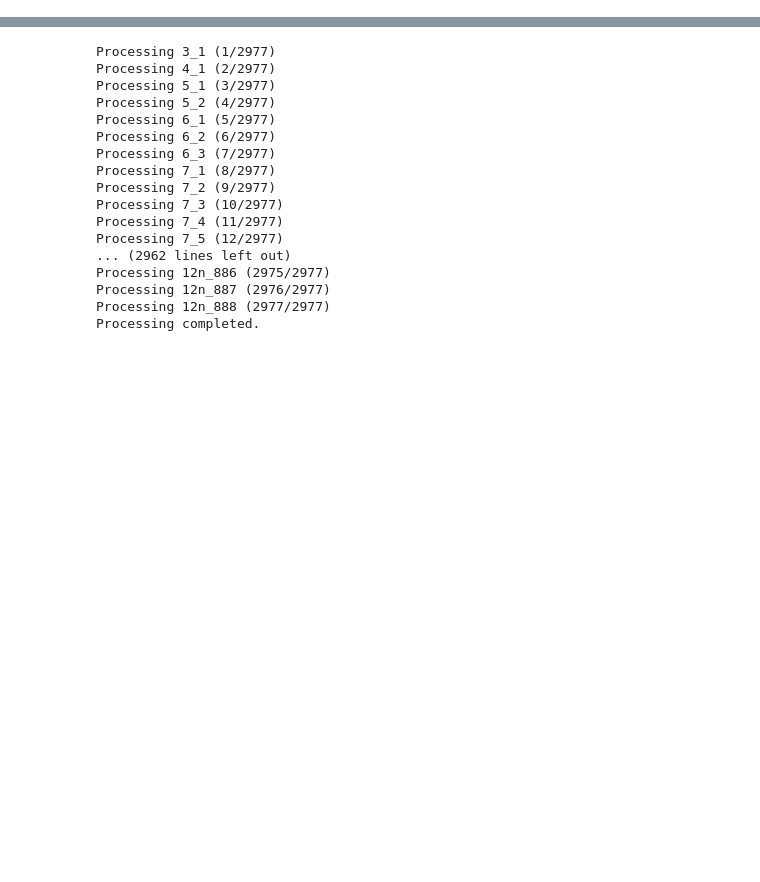
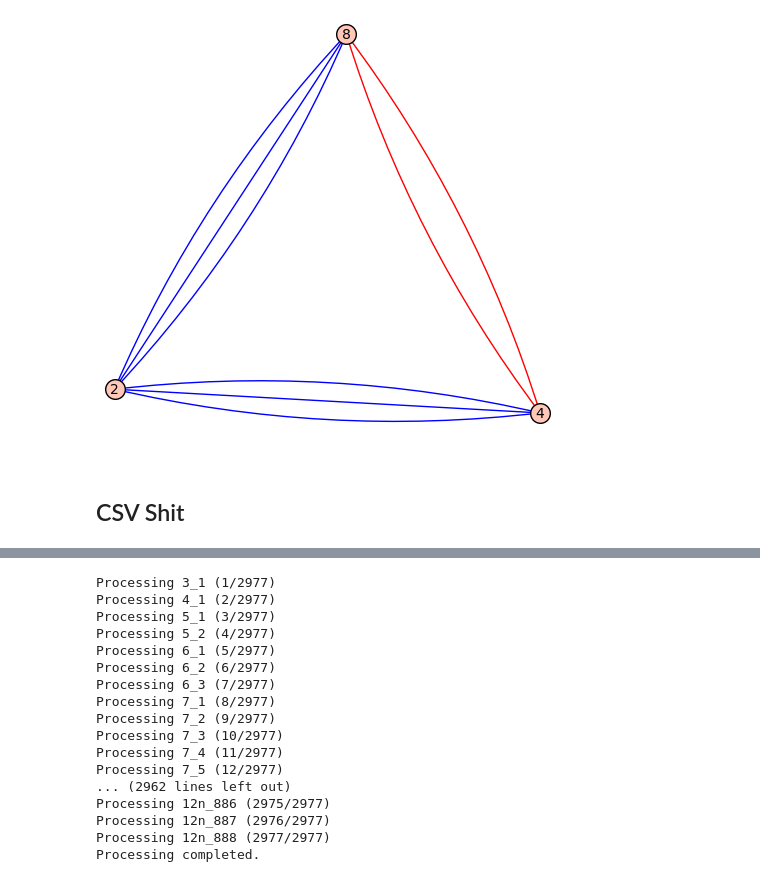
Before and after one commit to sadboyneedcodes/REU2024, a Jupyter notebook: late_night.ipynb, the cells around one changed output, grey strips where cells are left out. Drawn from its saved outputs; the diff is of its cells as text; code cells hidden in the pictures; blank space fills up the shorter version.

```diff
--- a/late_night.ipynb
+++ b/late_night.ipynb
@@ -83,22 +73,15 @@ def abs_regions_list(self):
 # %%
 import sage.graphs.graph as graph
 
-def tait_graph(K, debug = False, weight_debug = False):
-    regions_as_list = abs_list_of_lists(K.regions())
-    regions = abs_regions(K)
+def tait_graph(K):
+    regions = abs_list_of_lists(K.regions())
     crossings = cross(K)
     pd_code = K.pd_code()
     faces_static = {index: tuple(region) for index, region in enumerate(regions)}
-    faces_static_list = {index: region for index, region in enumerate(regions_as_list)}
+    faces_static_list = {index: region for index, region in enumerate(regions)}
     faces = {tuple(region): index for index, region in enumerate(regions)}
     edges = []
     seen = []
-
-    if debug:
-        print(f"faces_static_list: {faces_static_list}")
-        print(f"pd_code: {pd_code}")
-
-    # TODO: implement the directed edge from the silver-williams paper.
 
     for ind in range(len(faces)):
         common_list = [c for c in crossings if len(set(faces_static[ind]).intersection(c)) == 2]
@@ -107,10 +90,7 @@ def tait_graph(K, debug = False, weight_debug = False):
 
         neighboring_regions = [(key, value) for key, value in faces_static.items() for s in set_diff if len(set(value).intersection(s)) == 2]
 
-        neighboring_regions_list = [region for region in regions_as_list for s in set_diff if len(set(region).intersection(s)) == 2]
-
-        #TODO implement handling of R1 and self loops
-        #TODO implement finding the white graph when interior R1 moves are present
+        neighboring_regions_list = [region for region in regions for s in set_diff if len(set(region).intersection(s)) == 2]
 
         for i in range(len(neighboring_regions)):
             if neighboring_regions[i][1] not in seen:
@@ -172,3 +146,12 @@ def weights(pd_code, region, neighboring_region, debug = False):
+# %%
+import snappy
+K = Knots().from_table(8,19)
+black, white = tait_graph(K)
+color_and_plot_graph(white)
+# %% [output]
+[figure, added]
+# %% [markdown]
+## CSV Shit
 # %%
 #adding edge graphs to csv
 from sage.all_cmdline import *   # import sage library
```
Also changed, not shown: parts of 4 cells of this notebook.
